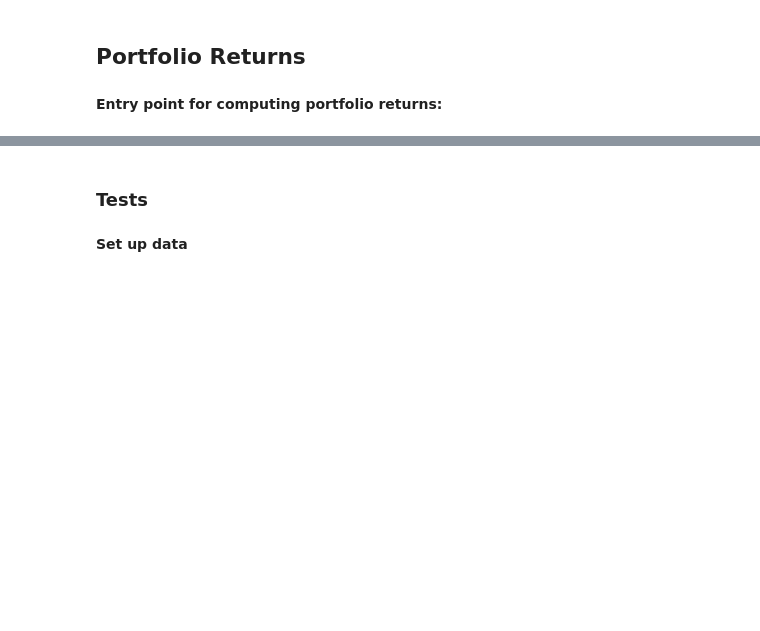
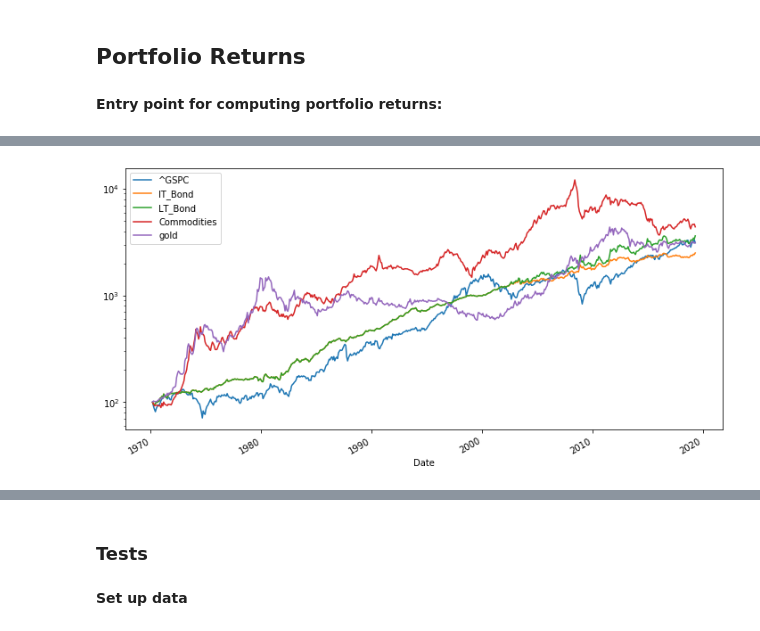
Before and after one commit to rickatx/rfpfolio, a Jupyter notebook: 00_core.ipynb, the cells around one changed output, grey strips where cells are left out. Drawn from its saved outputs; the diff is of its cells as text; code cells hidden in the pictures; blank space fills up the shorter version.

```diff
--- a/00_core.ipynb
+++ b/00_core.ipynb
@@ -378,7 +434,7 @@ def cum_wr_to_period_returns(cum_wr_ar, use_log = False):
     """
     # add initial 1 so the ratio of `cum_wr_ar` offset by one with itself will be period returns
     row1 = np.array([1.0])
-    ar_plus = np.concatenate([row1, cum_wr_ar], 0)
+    ar_plus = np.concatenate([row1, cum_wr_ar], axis=0)
 
     if use_log:
         return np.exp(np.log(ar_plus[1:]) - np.log(ar_plus[:-1])) - 1
@@ -526,0 +629,13 @@ def computePortfolioReturns(p_src: PriceSource, asset_weights, pf_name, rebal_pe
+# %%
+src1 = PriceSource(r'..\data\TrendFollowing', subdir_default='monthly')
+# %%
+commodities_spec = SpliceSpec('Commodities', [PSeg('crb_spot_adj_2_07', None), PSeg('dbiq_index', '1988-12-01')])
+# Do the best we can with what's available
+# - before 1980, just interm treasuries in place of long-term
+# - after 1980, use Fidelity bond as stand-in for both parts of bond portfolio
+# - TLT data starts in 2002 -- here we can follow actual prescribed allocation
+lt_bond_spec =  SpliceSpec('LT_Bond', [PSeg('US10yr', None), PSeg('FBNDX', '1980-01'), PSeg('TLT', '2002-07')])
+int_bond_spec = SpliceSpec('IT_Bond', [PSeg('US10yr', None), PSeg('FBNDX', '1980-01'), PSeg('US10yr', '2002-07')])
+# %%
+asset_spec = [('^GSPC', 0.3), (int_bond_spec, .15), (lt_bond_spec, .40), (commodities_spec, .075), ('gold', 0.075)]
+df = computePortfolioReturns2(src1, asset_spec, "All_Weather", 3)
@@ -526,0 +665,5 @@ def computePortfolioReturns(p_src: PriceSource, asset_weights, pf_name, rebal_pe
+# %%
+estats.cum_returns(df, 100).plot.line(figsize=(12,6));
+plt.yscale('log')
+# %% [output]
+[figure, added]
```
Also changed, not shown: parts of 32 cells of this notebook, 4 other files.
